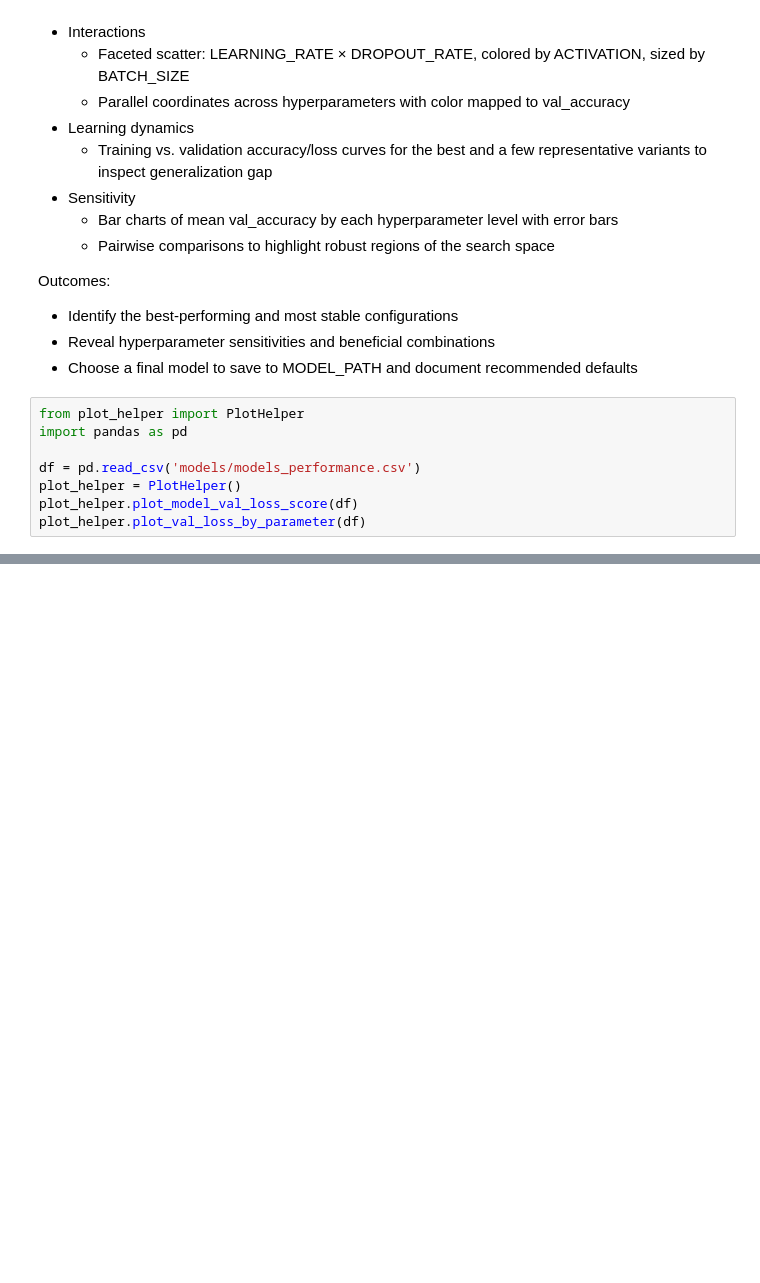
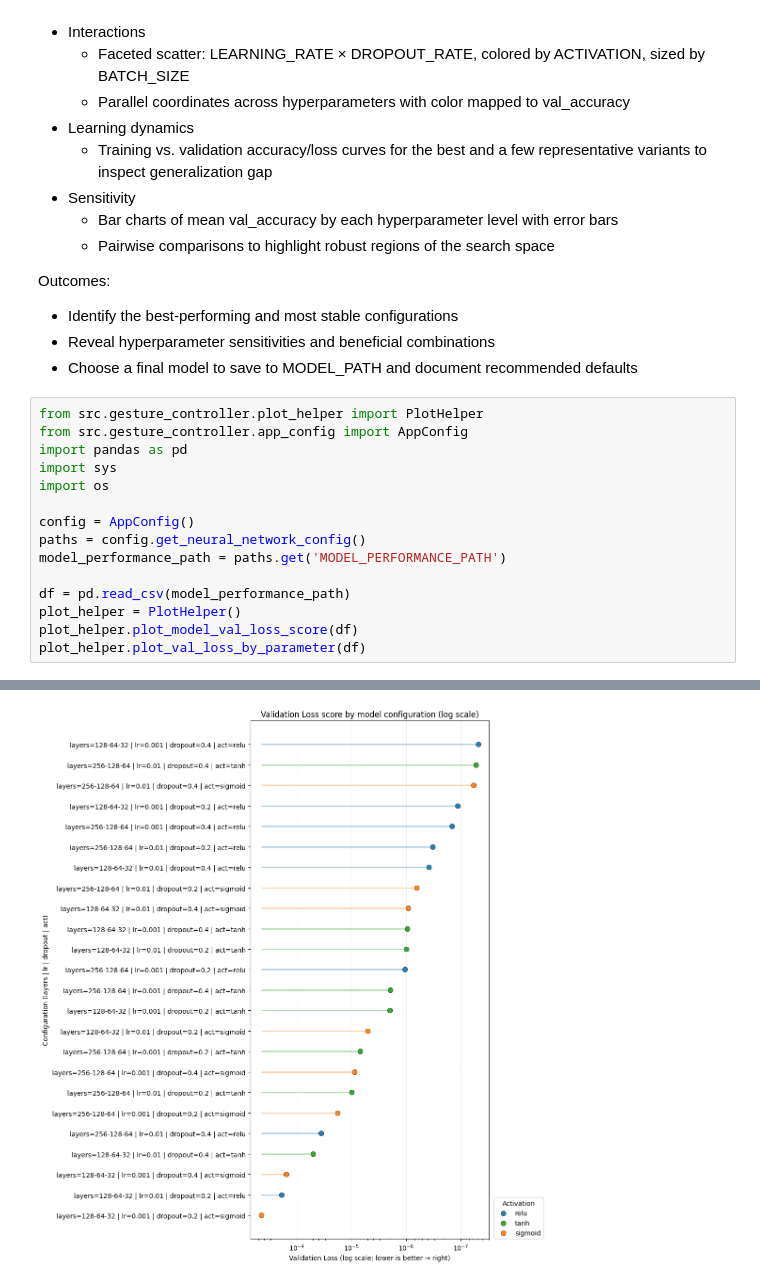
Before and after one commit to danielDiezURV/Neural-network-gesture-classification-in-arcade-games, a Jupyter notebook: neural_network_training.ipynb, the cells around one changed output, grey strips where cells are left out. Saved outputs shown, nothing was run; the diff lists cells and outputs as text; blank space fills up the shorter version.

```diff
--- a/neural_network_training.ipynb
+++ b/neural_network_training.ipynb
@@ -135,10 +140,18 @@ Outcomes:
 - Reveal hyperparameter sensitivities and beneficial combinations
 - Choose a final model to save to MODEL_PATH and document recommended defaults
 # %%
-from plot_helper import PlotHelper
+from src.gesture_controller.plot_helper import PlotHelper
+from src.gesture_controller.app_config import AppConfig
 import pandas as pd
+import sys
+import os
 
-df = pd.read_csv('models/models_performance.csv')
+config = AppConfig()
+paths = config.get_neural_network_config()
+model_performance_path = paths.get('MODEL_PERFORMANCE_PATH')
+
+df = pd.read_csv(model_performance_path)
 plot_helper = PlotHelper()
 plot_helper.plot_model_val_loss_score(df)
 plot_helper.plot_val_loss_by_parameter(df)
+# %% [output]
@@ -144,0 +159 @@ plot_helper.plot_val_loss_by_parameter(df)
+[figure, added]
```
Also changed, not shown: parts of 3 cells of this notebook, 13 other files.
